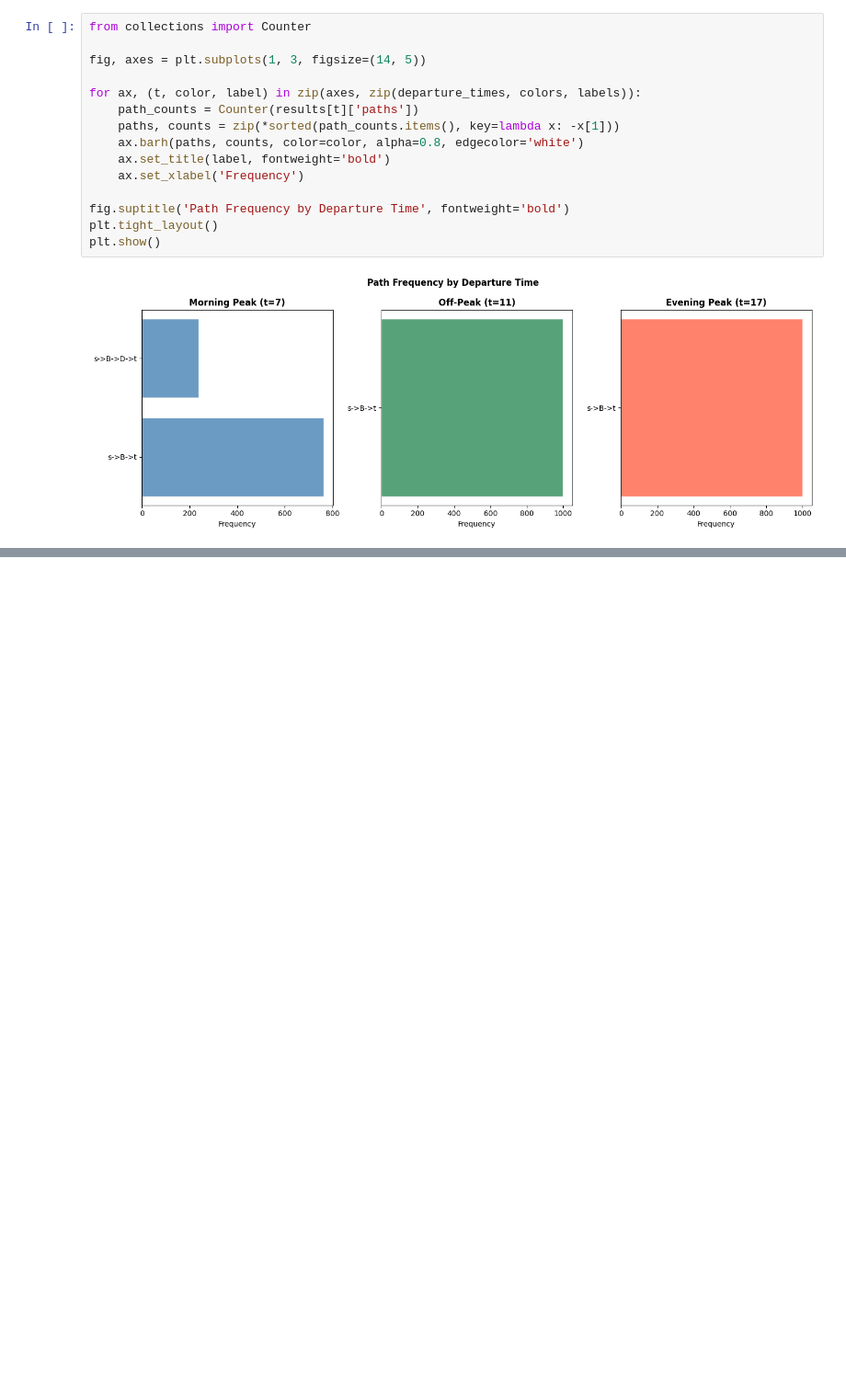
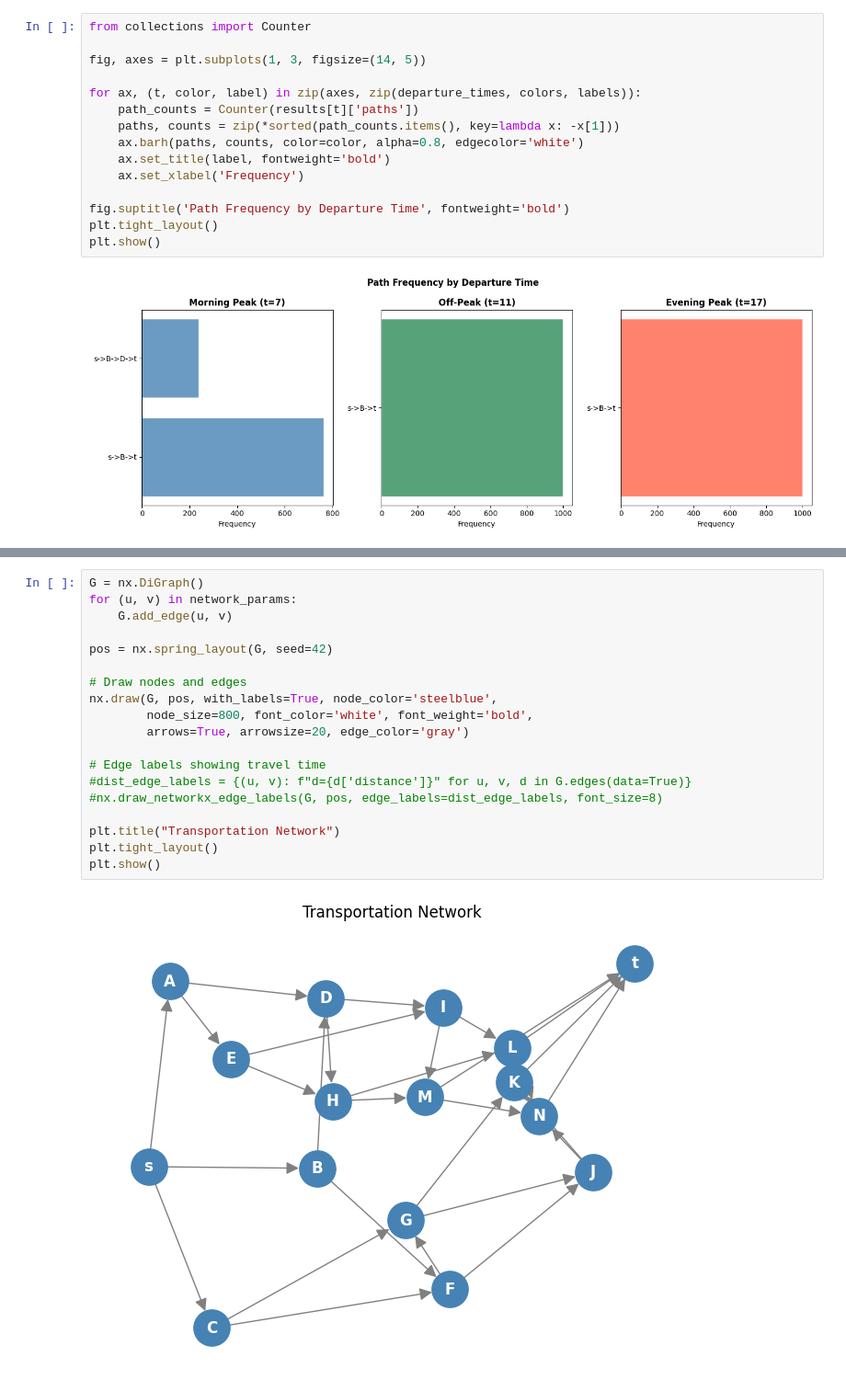
Before and after one commit to Kymapo/ISE754, a Jupyter notebook: Traffic Network Practice.ipynb, the cells around one changed output, grey strips where cells are left out. Shown at 92% size. Saved outputs shown, nothing was run; the diff lists cells and outputs as text; blank space fills up the shorter version.

```diff
--- a/Traffic Network Practice.ipynb
+++ b/Traffic Network Practice.ipynb
@@ -775,0 +827,21 @@ plt.show()
+# %%
+G = nx.DiGraph()
+for (u, v) in network_params:
+    G.add_edge(u, v)
+
+pos = nx.spring_layout(G, seed=42)
+
+# Draw nodes and edges
+nx.draw(G, pos, with_labels=True, node_color='steelblue',
+        node_size=800, font_color='white', font_weight='bold',
+        arrows=True, arrowsize=20, edge_color='gray')
+
+# Edge labels showing travel time
+#dist_edge_labels = {(u, v): f"d={d['distance']}" for u, v, d in G.edges(data=True)}
+#nx.draw_networkx_edge_labels(G, pos, edge_labels=dist_edge_labels, font_size=8)
+
+plt.title("Transportation Network")
+plt.tight_layout()
+plt.show()
+# %% [output]
+[figure, added]
```
Also changed, not shown: parts of 3 cells of this notebook.
